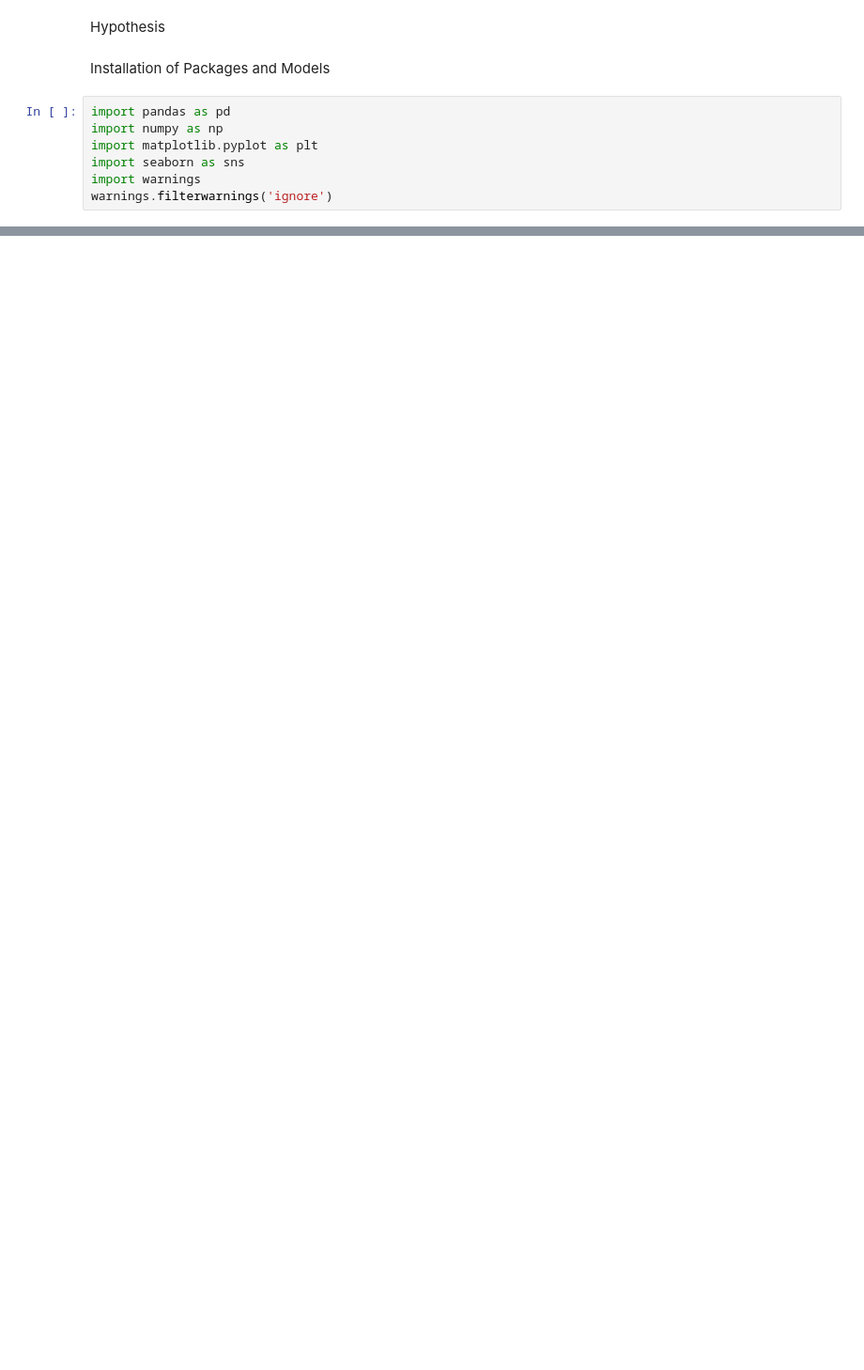
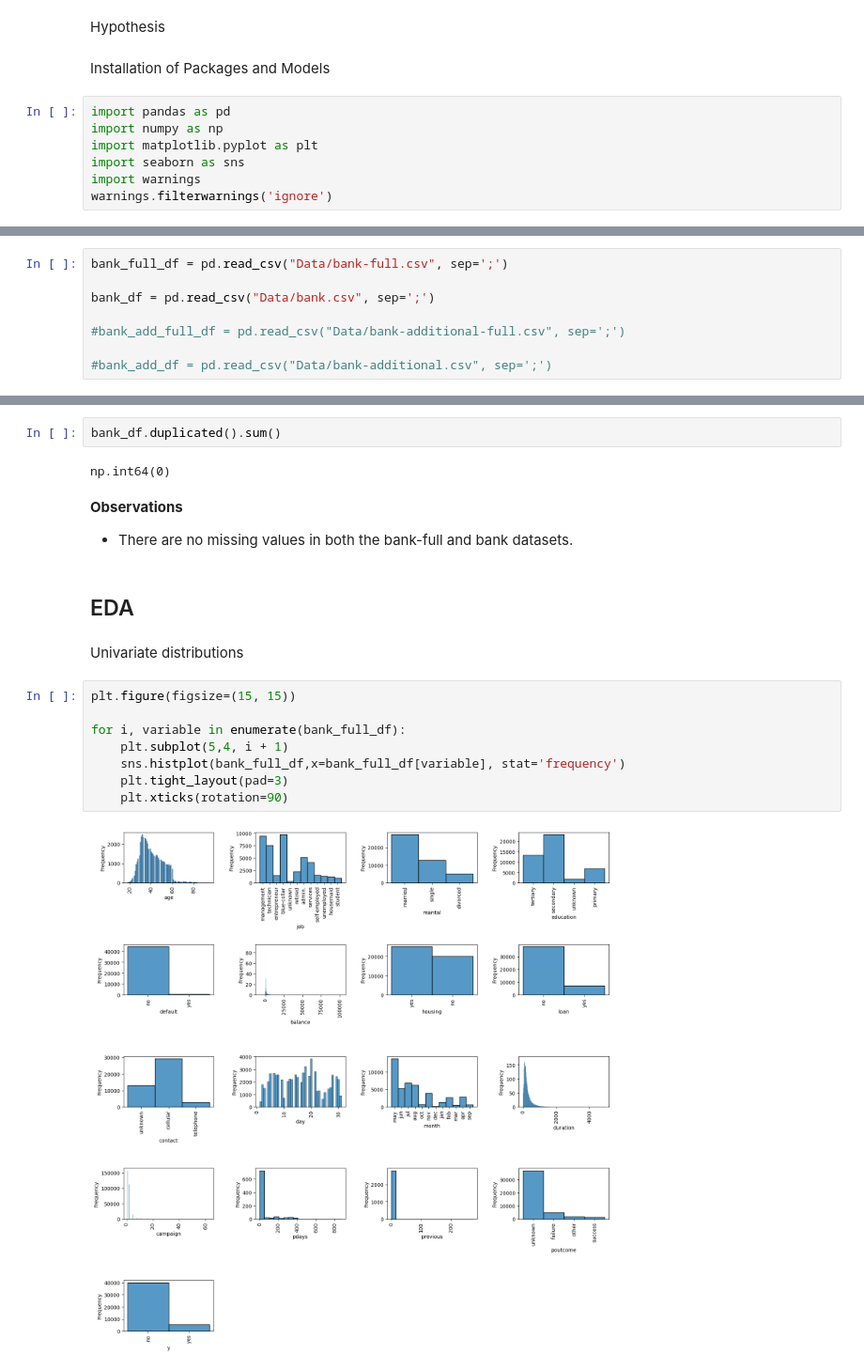
Before and after one commit to Koanim/Data-Analytics-Pathway-Assessment, a Jupyter notebook: TMP-TFA.ipynb, the cells around one changed output, grey strips where cells are left out. Shown at 94% size. Saved outputs shown, nothing was run; the diff lists cells and outputs as text; blank space fills up the shorter version.

```diff
--- a/TMP-TFA.ipynb
+++ b/TMP-TFA.ipynb
@@ -88,0 +110,8 @@ warnings.filterwarnings('ignore')
+# %%
+bank_full_df = pd.read_csv("Data/bank-full.csv", sep=';')
+
+bank_df = pd.read_csv("Data/bank.csv", sep=';')
+
+#bank_add_full_df = pd.read_csv("Data/bank-additional-full.csv", sep=';')
+
+#bank_add_df = pd.read_csv("Data/bank-additional.csv", sep=';')
@@ -88,0 +278,22 @@ warnings.filterwarnings('ignore')
+# %%
+bank_df.duplicated().sum()
+# %% [output]
+np.int64(0)
+# %% [markdown]
+**Observations**
+
+- There are no missing values in both the bank-full and bank datasets.
+# %% [markdown]
+## EDA
+# %% [markdown]
+Univariate distributions
+# %%
+plt.figure(figsize=(15, 15))
+
+for i, variable in enumerate(bank_full_df):
+    plt.subplot(5,4, i + 1)
+    sns.histplot(bank_full_df,x=bank_full_df[variable], stat='frequency')
+    plt.tight_layout(pad=3)
+    plt.xticks(rotation=90)
+# %% [output]
+[figure, added]
```
Also changed, not shown: parts of 37 cells of this notebook.
